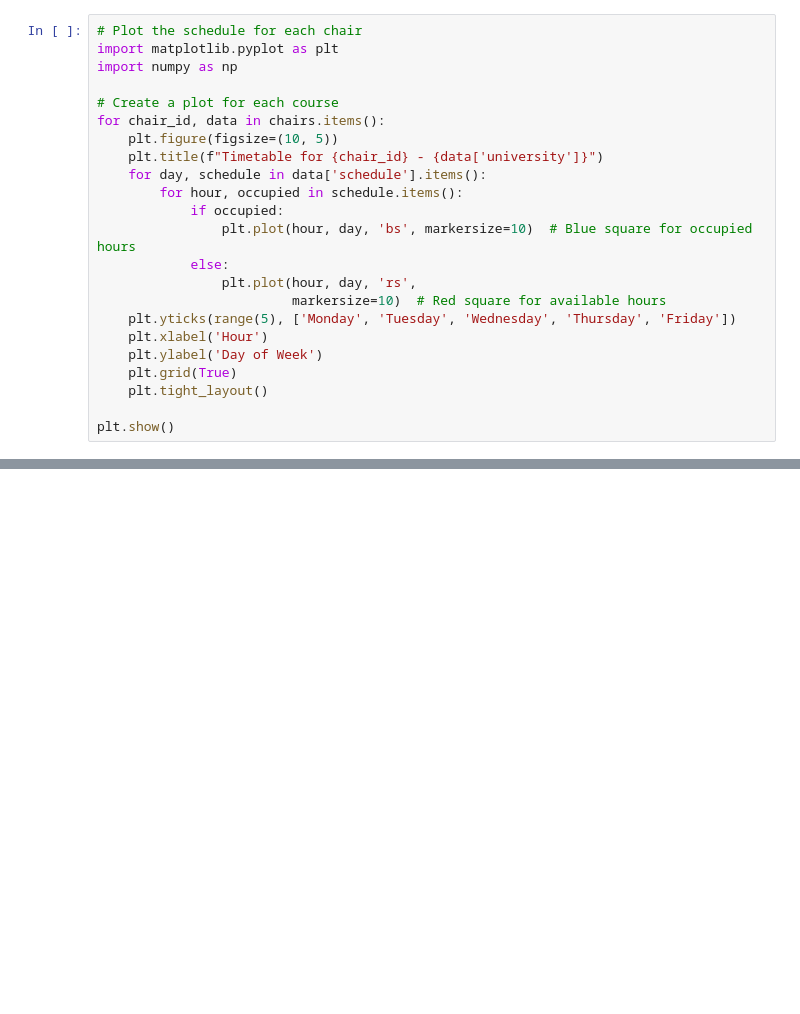
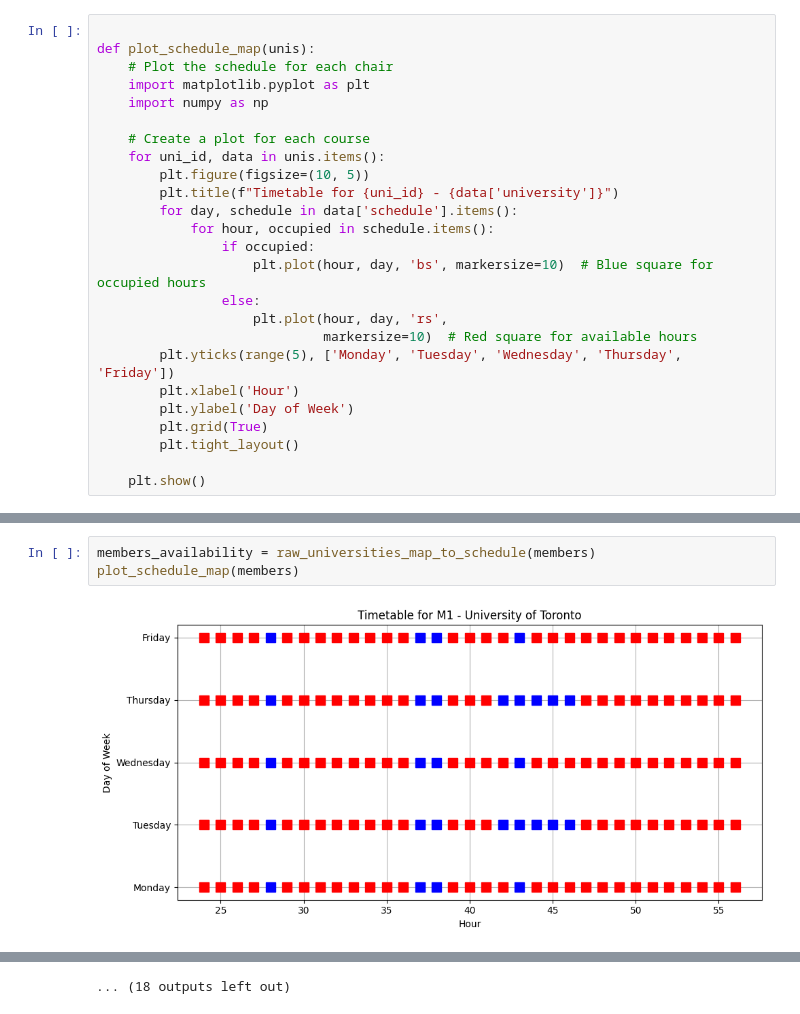
Before and after one commit to kevin51jiang/msci-435-project, a Jupyter notebook: datasetGeneration.ipynb, the cells around one changed output, grey strips where cells are left out. Drawn from its saved outputs; the diff is of its cells as text; blank space fills up the shorter version.

Commit message:
clean up plotting, make it work for members as well

```diff
--- a/datasetGeneration.ipynb
+++ b/datasetGeneration.ipynb
@@ -232,23 +54,25 @@ chairs
 # %%
-# Plot the schedule for each chair
-import matplotlib.pyplot as plt
-import numpy as np
 
-# Create a plot for each course
-for chair_id, data in chairs.items():
-    plt.figure(figsize=(10, 5))
-    plt.title(f"Timetable for {chair_id} - {data['university']}")
-    for day, schedule in data['schedule'].items():
-        for hour, occupied in schedule.items():
-            if occupied:
-                plt.plot(hour, day, 'bs', markersize=10)  # Blue square for occupied hours
-            else:
-                plt.plot(hour, day, 'rs',
-                         markersize=10)  # Red square for available hours
-    plt.yticks(range(5), ['Monday', 'Tuesday', 'Wednesday', 'Thursday', 'Friday'])
-    plt.xlabel('Hour')
-    plt.ylabel('Day of Week')
-    plt.grid(True)
-    plt.tight_layout()
+def plot_schedule_map(unis):
+    # Plot the schedule for each chair
+    import matplotlib.pyplot as plt
+    import numpy as np
 
-plt.show()
+    # Create a plot for each course
+    for uni_id, data in unis.items():
+        plt.figure(figsize=(10, 5))
+        plt.title(f"Timetable for {uni_id} - {data['university']}")
+        for day, schedule in data['schedule'].items():
+            for hour, occupied in schedule.items():
+                if occupied:
+                    plt.plot(hour, day, 'bs', markersize=10)  # Blue square for occupied hours
+                else:
+                    plt.plot(hour, day, 'rs',
+                             markersize=10)  # Red square for available hours
+        plt.yticks(range(5), ['Monday', 'Tuesday', 'Wednesday', 'Thursday', 'Friday'])
+        plt.xlabel('Hour')
+        plt.ylabel('Day of Week')
+        plt.grid(True)
+        plt.tight_layout()
+
+    plt.show()
@@ -534,3 +483,8 @@ members = {
         "timezone_offset": -5
     }
 }
+# %%
+members_availability = raw_universities_map_to_schedule(members)
+plot_schedule_map(members)
+# %% [output]
+[figure, added]
@@ -536,0 +502 @@ members = {
+... (18 outputs left out)
```
Also changed, not shown: parts of 10 cells of this notebook.
